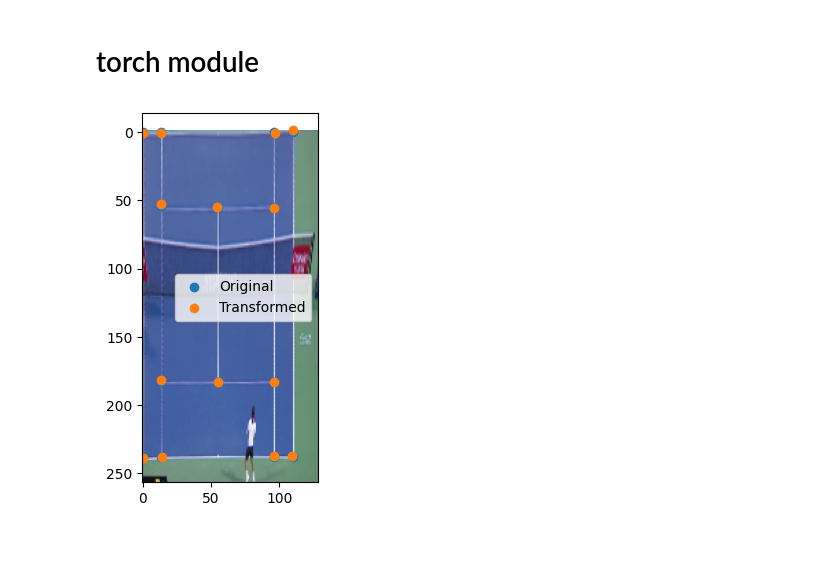
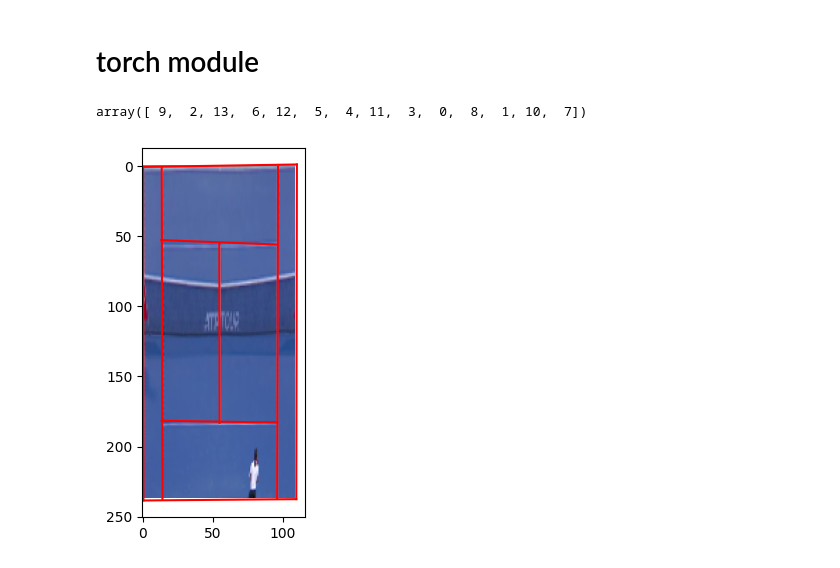
Before and after one commit to SebastianBitsch/tennis-court-tracker, a Jupyter notebook: notebooks/predict.ipynb, the cells around one changed output. Cells and saved outputs as stored; diff of their text form; code cells hidden in the pictures.

```diff
--- a/notebooks/predict.ipynb
+++ b/notebooks/predict.ipynb
@@ -74,3 +74,13 @@ court_lines = {
 }
 
 court_points = np.array(list(court_point_positions.values()))
+# %%
+for (a,b) in court_lines.values():
+    pa = court_point_positions[a]
+    pb = court_point_positions[b]
+    plt.plot([pa[0], pb[0]], [pa[1], pb[1]], '-', c='r')
+
+for point in court_point_positions.values():
+    plt.scatter(point[0], point[1], c='b')
+
+plt.show()
@@ -448,29 +460,51 @@ class FindHomography(torch.nn.Module):
         """ """
         super(FindHomography, self).__init__()
 
-    def forward(self, y: np.ndarray, y_pred: np.ndarray) -> np.ndarray:
+    def forward(self, y: np.ndarray, y_pred: np.ndarray) -> tuple[np.ndarray, np.ndarray]:
         """ """
         norm_y = normalize_points(y)
         norm_y_pred = normalize_points(y_pred)
 
-        distances_matrix = np.array([ np.linalg.norm(norm_y - p, axis=1) for p in norm_y_pred])
-        y_pred_idxs, y_idxs, = linear_sum_assignment(distances_matrix)
+        distances_matrix = np.array([ np.linalg.norm(norm_y_pred - p, axis=1) for p in norm_y])
+        y_idxs, y_pred_idxs, = linear_sum_assignment(distances_matrix)
 
         H, _ = cv2.findHomography(y_pred[y_pred_idxs, :], y[y_idxs, :], method=cv2.RANSAC, ransacReprojThreshold=5.0, maxIters=10000)
-        return H
+        return H, y_pred_idxs
 # %%
 i = 0
 
-H = FindHomography()(court_points, predicted_points[i])
+H, correspondance = FindHomography()(court_points, predicted_points[i])
+# %%
+correspondance
+# %% [output]
+array([ 9,  2, 13,  6, 12,  5,  4, 11,  3,  0,  8,  1, 10,  7])
 # %%
 
 transformed_corners = cv2.perspectiveTransform(predicted_points[i].reshape(1, -1, 2), H).squeeze()
-transformed_im = cv2.warpPerspective(ims[i], H, court_points.max(axis=0).astype(int) + 20, cv2.INTER_LINEAR, borderMode=cv2.BORDER_CONSTANT, borderValue=(0,0,0))
+transformed_im = cv2.warpPerspective(ims[i], H, court_points.max(axis=0).astype(int), cv2.INTER_LINEAR, borderMode=cv2.BORDER_CONSTANT, borderValue=(0,0,0))
+
+# transformed_corners = transformed_corners[correspondance]
 
 plt.imshow(transformed_im)
-plt.scatter(court_points[:, 0], court_points[:, 1], label='Original')
-plt.scatter(transformed_corners[:, 0], transformed_corners[:, 1], label='Transformed')
-plt.legend()
+# plt.scatter(court_points[:, 0], court_points[:, 1], label='Original')
+# plt.scatter(transformed_corners[:, 0], transformed_corners[:, 1], label='Transformed')
+
+for (a, b) in court_lines.values():
+    ta = transformed_corners[correspondance[a]]
+    tb = transformed_corners[correspondance[b]]
+    # ta = court_point_positions[a]
+    # tb = court_point_positions[b]
+    # plt.scatter(ta[0], ta[1])
+    # plt.scatter(tb[0], tb[1])
+    plt.plot([ta[0], tb[0]], [ta[1], tb[1]], '-', c='r')
+    # plt.plot([ta[0], tb[0]], [ta[0], tb[0]], '-', 'r')
+
+# plt.scatter(transformed_corners[:,0], transformed_corners[:,1])
+
+# for j, txt in enumerate(range(len(transformed_corners))):
+#     plt.annotate(txt, (transformed_corners[j,0], transformed_corners[j,1]))
+
+# 2,10,3,5
 plt.show()
 # %% [output]
-[figure, old version]
+[figure, new version]
```
Also changed, not shown: parts of 3 cells of this notebook, 2 other files.
